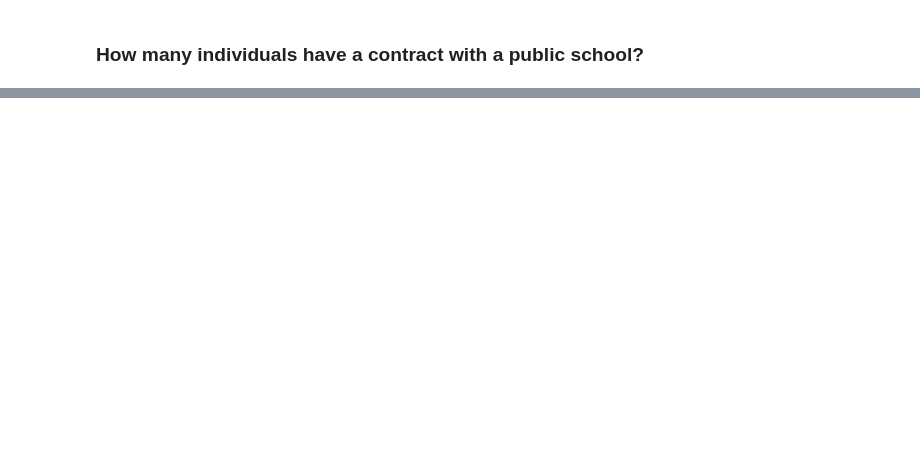
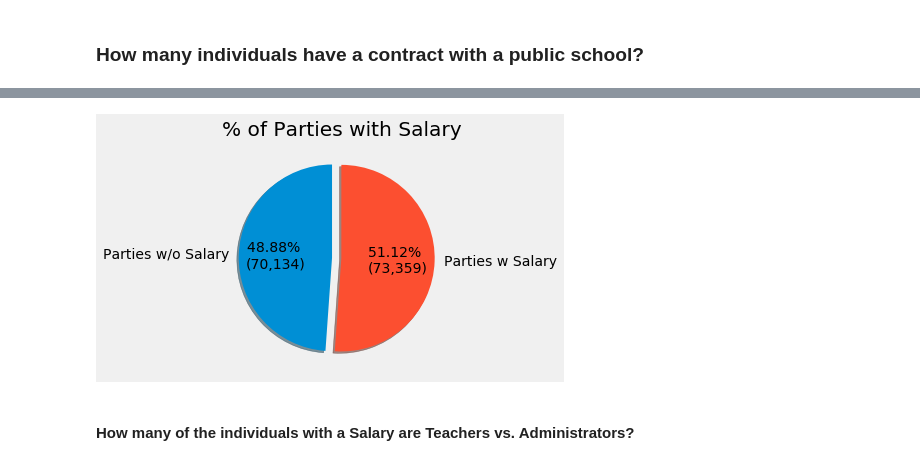
Before and after one commit to j-buss/wi-dpi, a Jupyter notebook: blog/1_A_High_Level.ipynb, the cells around one changed output, grey strips where cells are left out. Cells and saved outputs as stored; diff of their text form; code cells hidden in the pictures; blank space fills up the shorter version.

```diff
--- a/blog/1_A_High_Level.ipynb
+++ b/blog/1_A_High_Level.ipynb
@@ -49,2 +72,11 @@ The state only provides salary information for individuals that have a contract
 # %% [markdown]
 ### How many individuals have a contract with a public school?
+# %%
+sql_educator_master_data ='''
+  SELECT
+    *
+  FROM
+    {}.{}
+'''.format('refined','2017_educator_master_data')
+# %%
+df_emd = pd.read_gbq(sql_educator_master_data, project_id=project_id)
@@ -50,0 +103,17 @@ The state only provides salary information for individuals that have a contract
+# %%
+df_emd_wo_salary = df_emd[df_emd['Salary_Cnt']==0]
+df_emd_w_salary = df_emd[df_emd['Salary_Cnt']!=0]
+# %%
+# Pie chart, where the slices will be ordered and plotted counter-clockwise:
+labels = ['Parties w/o Salary', 'Parties w Salary']
+values = [df_emd_wo_salary.count().max(), df_emd_w_salary.count().max()]
+explode = (0.1, 0)
+# %%
+plt.title('% of Parties with Salary')
+plt.pie(values, explode=explode, labels=labels, autopct=make_autopct(values),
+       shadow=True, startangle=90)
+plt.show()
+# %% [output]
+[figure, added]
+# %% [markdown]
+#### How many of the individuals with a Salary are Teachers vs. Administrators?
```
Also changed, not shown: parts of 9 cells of this notebook.
